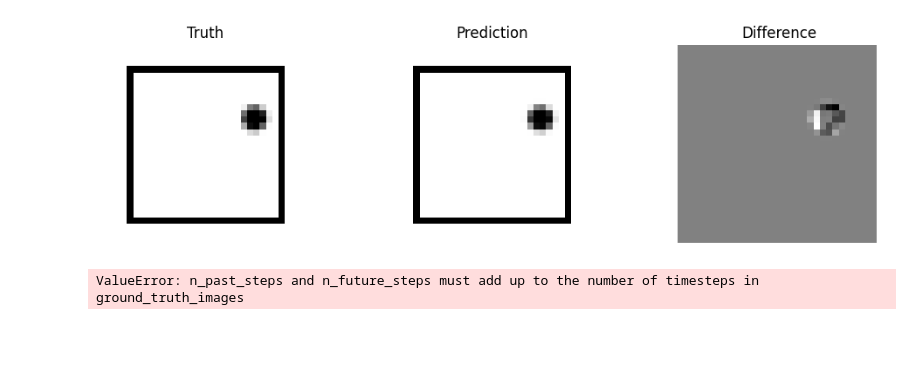
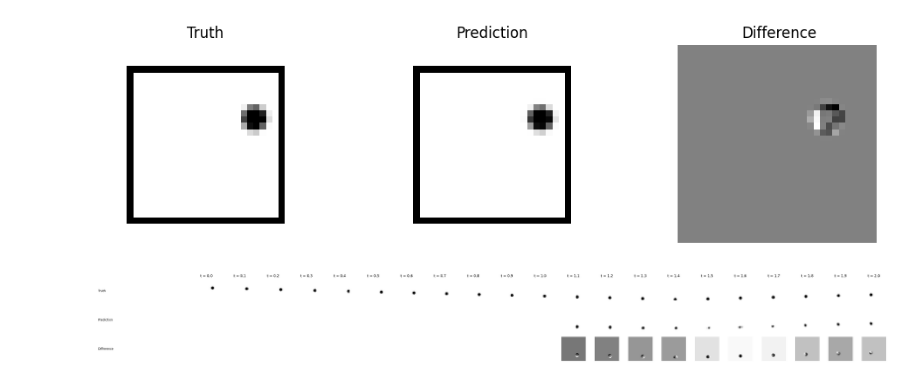
Before and after one commit to aremondtiedrez/pythia, a Jupyter notebook: demo.ipynb, the cells around one changed output. Drawn from its saved outputs; the diff is of its cells as text; code cells hidden in the pictures; blank space fills up the shorter version.

Commit message:
Cleaned up the demo notebook section where the full model is used for predictions first and to visualize the predictions second.

```diff
--- a/demo.ipynb
+++ b/demo.ipynb
@@ -285,9 +269,27 @@ model.fit(images_train, epochs=10, batch_size=16, callbacks=[callback])
 # we can load already trained weights from Pythia itself
 #model.load_weights("vae_scheduled.weights.h5")
 model = pythia.demo.load_weights(model)
+# %%
+# Given some ground truth images, we can now look at the first `n_past_steps`
+# of these images and predict the next `n_future_steps` into the future.
+ground_truth_images = images_test[index]
+n_past_steps, n_future_steps = 11, 10
+if ground_truth_images.shape[0] != n_past_steps + n_future_steps:
+    raise ValueError(
+        "The total number of timesteps in `ground_truth_images` "
+        "must be equal to n_past_steps + n_future_steps"
+    )
+else:
+    images_in_past = ground_truth_images[ : n_past_steps]
+    # We treat the single sample as a batch with batch size equal to 1
+    images_in_past = np.expand_dims(images_in_past, axis=0)
+    predicted_images = pythia.models.predict_future(encoder, predictor, decoder, 6, images_in_past, n_future_steps=n_future_steps)
+    # The predicted images come out as a batch, also with size equal to 1
+    predicted_images = np.array(predicted_images)[0]
 # %%
 # We can now inspect visually the performance of the model
 index = 0
-pythia.visualization.prediction(encoder, predictor, decoder, 6, snapshot_timesteps, images_test[index], n_past_steps=11, n_future_steps=10)
+#pythia.visualization.prediction(encoder, predictor, decoder, 6, snapshot_timesteps, images_test[index], n_past_steps=11, n_future_steps=10)
+pythia.visualization.prediction(ground_truth_images, predicted_images, n_past_steps, n_future_steps)
 # %% [output]
-ValueError: n_past_steps and n_future_steps must add up to the number of timesteps in ground_truth_images
+[figure, added]
```
Also changed, not shown: parts of 8 cells of this notebook.
